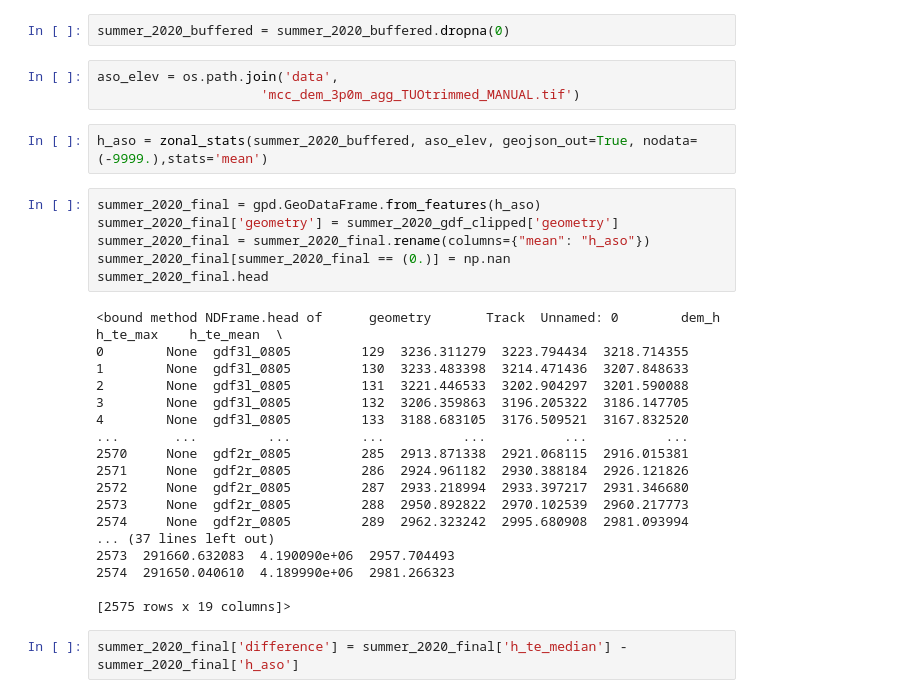
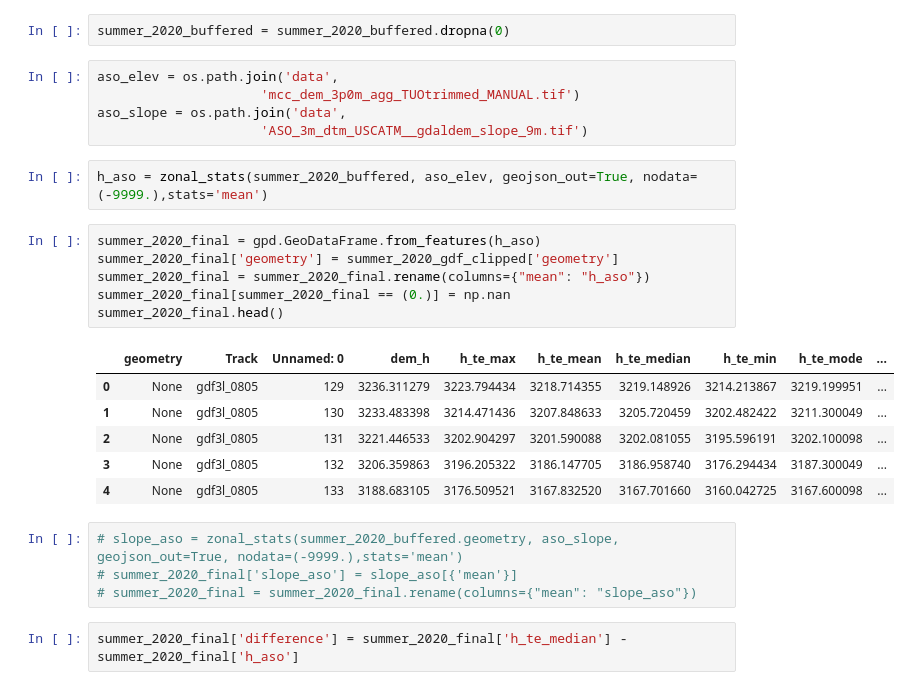
Before and after one commit to UW-GDA/ICESat-2_Snowdepth, a Jupyter notebook: Plot_ATL08.ipynb, the cells around one changed output. Cells and saved outputs as stored; diff of their text form.

Commit message:
tried to add slope to gdf, didnt work

```diff
--- a/Plot_ATL08.ipynb
+++ b/Plot_ATL08.ipynb
@@ -353,32 +353,27 @@ summer_2020_buffered = summer_2020_buffered.dropna(0)
 # %%
 aso_elev = os.path.join('data',
                      'mcc_dem_3p0m_agg_TUOtrimmed_MANUAL.tif')
+aso_slope = os.path.join('data',
+                     'ASO_3m_dtm_USCATM__gdaldem_slope_9m.tif')
 # %%
 h_aso = zonal_stats(summer_2020_buffered, aso_elev, geojson_out=True, nodata=(-9999.),stats='mean')
 # %%
 summer_2020_final = gpd.GeoDataFrame.from_features(h_aso)
 summer_2020_final['geometry'] = summer_2020_gdf_clipped['geometry']
 summer_2020_final = summer_2020_final.rename(columns={"mean": "h_aso"})
 summer_2020_final[summer_2020_final == (0.)] = np.nan
-summer_2020_final.head
+summer_2020_final.head()
 # %% [output]
-<bound method NDFrame.head of      geometry       Track  Unnamed: 0        dem_h     h_te_max    h_te_mean  \
-0        None  gdf3l_0805         129  3236.311279  3223.794434  3218.714355
-1        None  gdf3l_0805         130  3233.483398  3214.471436  3207.848633
-2        None  gdf3l_0805         131  3221.446533  3202.904297  3201.590088
-3        None  gdf3l_0805         132  3206.359863  3196.205322  3186.147705
-4        None  gdf3l_0805         133  3188.683105  3176.509521  3167.832520
-...       ...         ...         ...          ...          ...          ...
-2570     None  gdf2r_0805         285  2913.871338  2921.068115  2916.015381
-2571     None  gdf2r_0805         286  2924.961182  2930.388184  2926.121826
-2572     None  gdf2r_0805         287  2933.218994  2933.397217  2931.346680
-2573     None  gdf2r_0805         288  2950.892822  2970.102539  2960.217773
-2574     None  gdf2r_0805         289  2962.323242  2995.680908  2981.093994
-... (37 lines left out)
-2573  291660.632083  4.190090e+06  2957.704493
-2574  291650.040610  4.189990e+06  2981.266323
-
-[2575 rows x 19 columns]>
+|  | geometry | Track | Unnamed: 0 | dem_h | h_te_max | h_te_mean | h_te_median | h_te_min | h_te_mode | ... |
+| 0 | None | gdf3l_0805 | 129 | 3236.311279 | 3223.794434 | 3218.714355 | 3219.148926 | 3214.213867 | 3219.199951 | ... |
+| 1 | None | gdf3l_0805 | 130 | 3233.483398 | 3214.471436 | 3207.848633 | 3205.720459 | 3202.482422 | 3211.300049 | ... |
+| 2 | None | gdf3l_0805 | 131 | 3221.446533 | 3202.904297 | 3201.590088 | 3202.081055 | 3195.596191 | 3202.100098 | ... |
+| 3 | None | gdf3l_0805 | 132 | 3206.359863 | 3196.205322 | 3186.147705 | 3186.958740 | 3176.294434 | 3187.300049 | ... |
+| 4 | None | gdf3l_0805 | 133 | 3188.683105 | 3176.509521 | 3167.832520 | 3167.701660 | 3160.042725 | 3167.600098 | ... |
+# %%
+# slope_aso = zonal_stats(summer_2020_buffered.geometry, aso_slope, geojson_out=True, nodata=(-9999.),stats='mean')
+# summer_2020_final['slope_aso'] = slope_aso[{'mean'}]
+# summer_2020_final = summer_2020_final.rename(columns={"mean": "slope_aso"})
 # %%
 summer_2020_final['difference'] = summer_2020_final['h_te_median'] - summer_2020_final['h_aso']
 # %%
```
Also changed, not shown: parts of 1 cell of this notebook.
